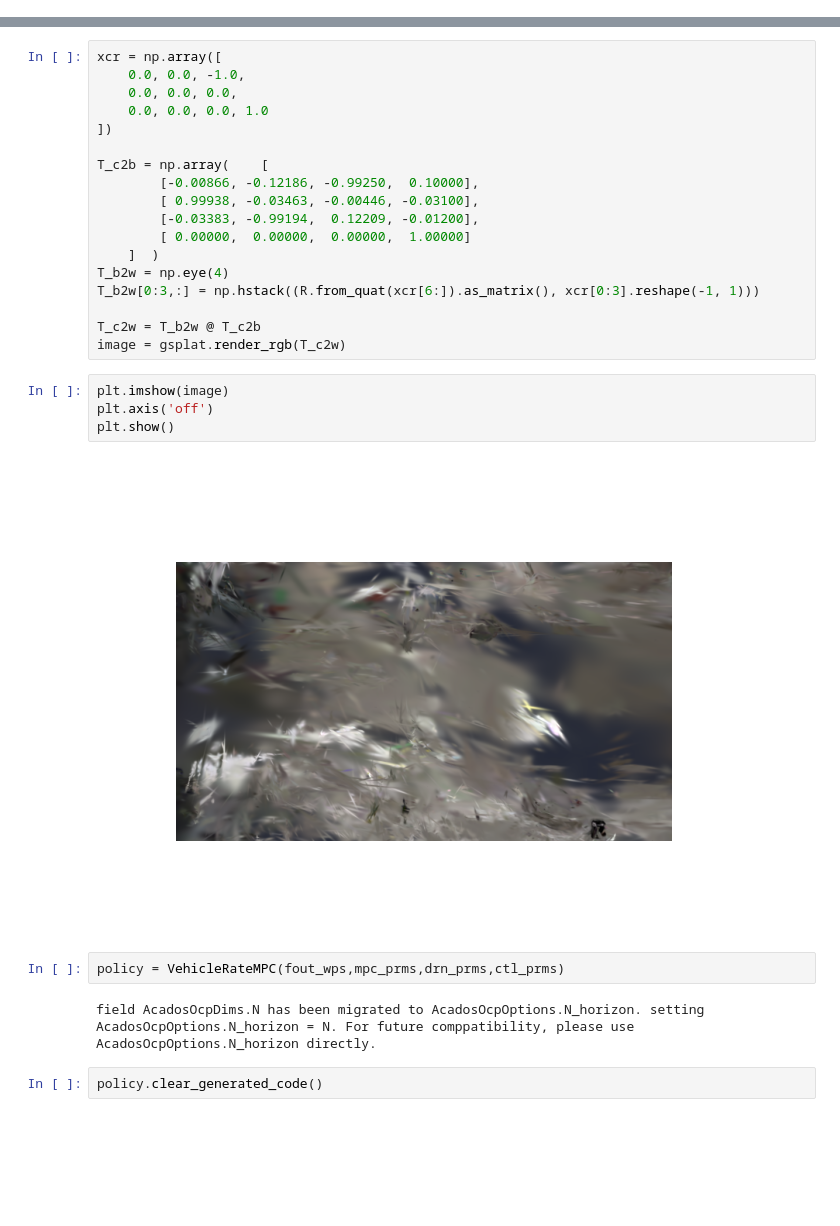
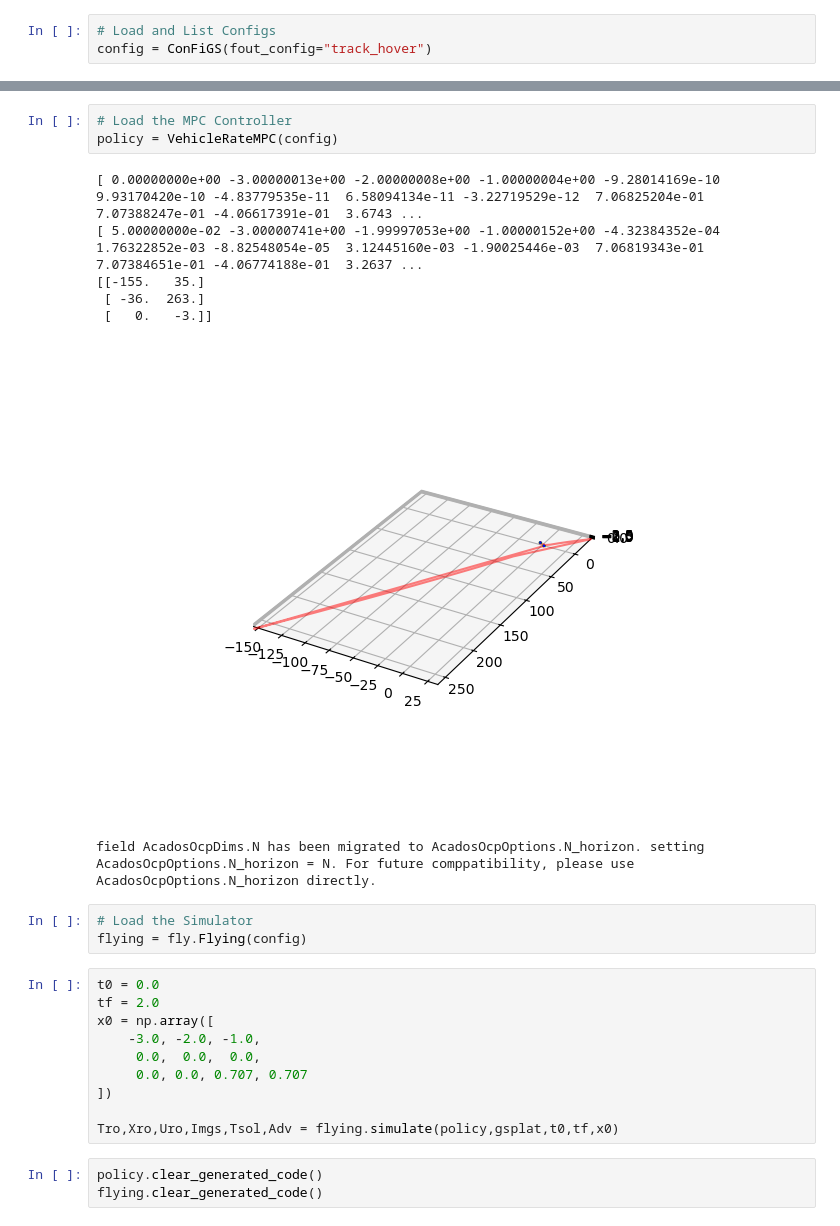
Before and after one commit to madang6/FiGS-Semantic, a Jupyter notebook: notebooks/simulate_trajectory.ipynb, the cells around one changed output, grey strips where cells are left out. Cells and saved outputs as stored; diff of their text form; blank space fills up the shorter version.

```diff
--- a/notebooks/simulate_trajectory.ipynb
+++ b/notebooks/simulate_trajectory.ipynb
@@ -39,0 +14,3 @@ Configs:
+# %%
+# Load and List Configs
+config = ConFiGS(fout_config="track_hover")
@@ -48,30 +32,27 @@ Loading latest checkpoint from load_dir
-# %%
-xcr = np.array([
-    0.0, 0.0, -1.0,
-    0.0, 0.0, 0.0,
-    0.0, 0.0, 0.0, 1.0
-])
-
-T_c2b = np.array(    [
-        [-0.00866, -0.12186, -0.99250,  0.10000],
-        [ 0.99938, -0.03463, -0.00446, -0.03100],
-        [-0.03383, -0.99194,  0.12209, -0.01200],
-        [ 0.00000,  0.00000,  0.00000,  1.00000]
-    ]  )
-T_b2w = np.eye(4)
-T_b2w[0:3,:] = np.hstack((R.from_quat(xcr[6:]).as_matrix(), xcr[0:3].reshape(-1, 1)))
-
-T_c2w = T_b2w @ T_c2b
-image = gsplat.render_rgb(T_c2w)
-# %%
-plt.imshow(image)
-plt.axis('off')
-plt.show()
-# %% [output]
-[figure, removed]
-# %%
-policy = VehicleRateMPC(fout_wps,mpc_prms,drn_prms,ctl_prms)
-# %% [output]
-field AcadosOcpDims.N has been migrated to AcadosOcpOptions.N_horizon. setting AcadosOcpOptions.N_horizon = N. For future comppatibility, please use AcadosOcpOptions.N_horizon directly.
+# %%
+# Load the MPC Controller
+policy = VehicleRateMPC(config)
+# %% [output]
+[ 0.00000000e+00 -3.00000013e+00 -2.00000008e+00 -1.00000004e+00 -9.28014169e-10  9.93170420e-10 -4.83779535e-11  6.58094134e-11 -3.22719529e-12  7.06825204e-01  7.07388247e-01 -4.06617391e-01  3.6743 ...
+[ 5.00000000e-02 -3.00000741e+00 -1.99997053e+00 -1.00000152e+00 -4.32384352e-04  1.76322852e-03 -8.82548054e-05  3.12445160e-03 -1.90025446e-03  7.06819343e-01  7.07384651e-01 -4.06774188e-01  3.2637 ...
+[[-155.   35.]
+ [ -36.  263.]
+ [   0.   -3.]]
+[figure, added]
+field AcadosOcpDims.N has been migrated to AcadosOcpOptions.N_horizon. setting AcadosOcpOptions.N_horizon = N. For future comppatibility, please use AcadosOcpOptions.N_horizon directly.
+# %%
+# Load the Simulator
+flying = fly.Flying(config)
+# %%
+t0 = 0.0
+tf = 2.0
+x0 = np.array([
+    -3.0, -2.0, -1.0,
+     0.0,  0.0,  0.0,
+     0.0, 0.0, 0.707, 0.707
+])
+
+Tro,Xro,Uro,Imgs,Tsol,Adv = flying.simulate(policy,gsplat,t0,tf,x0)
 # %%
 policy.clear_generated_code()
+flying.clear_generated_code()
```
Also changed, not shown: parts of 5 cells of this notebook, 34 other files.
